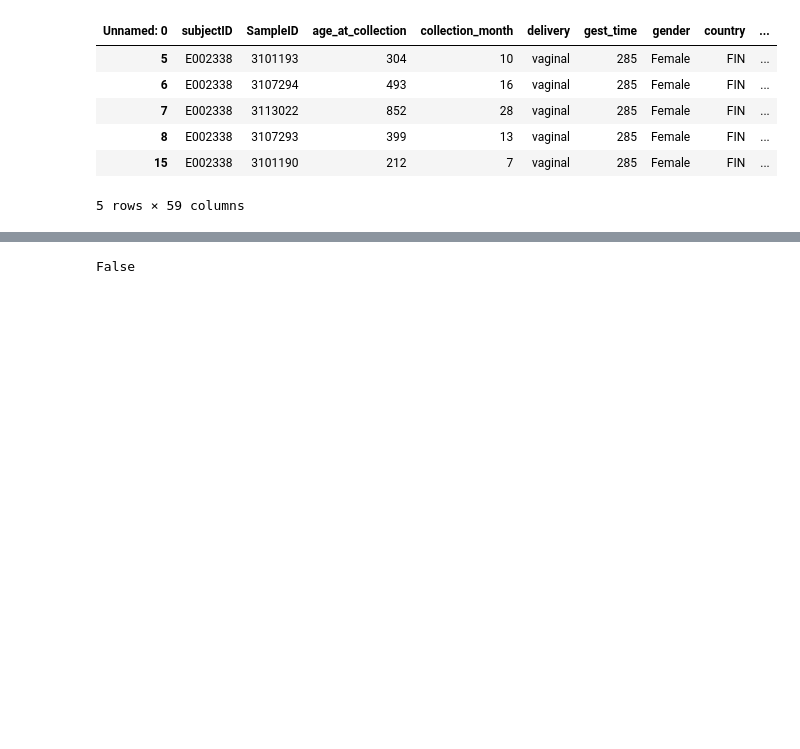
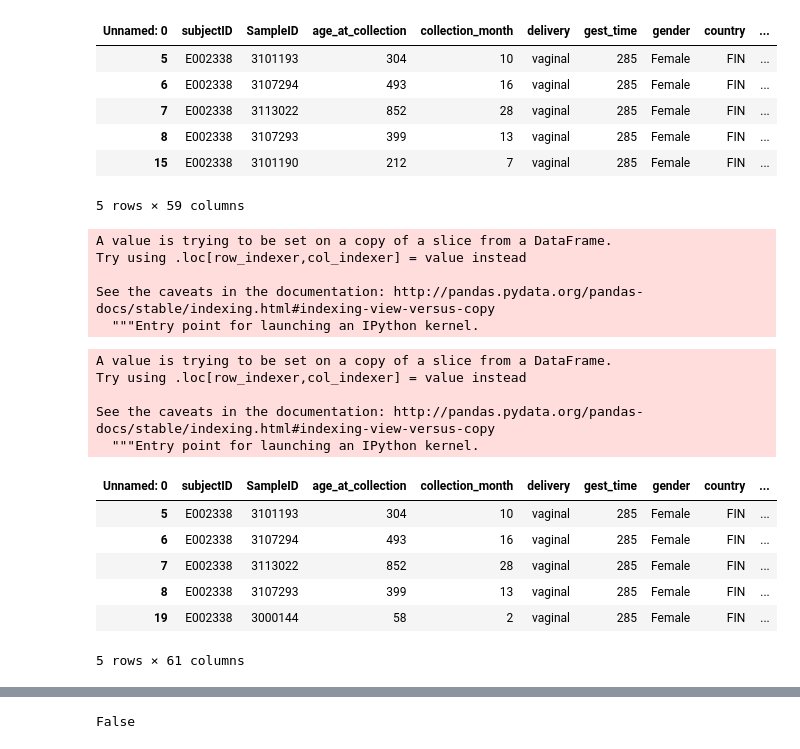
Before and after one commit to Klepac-Ceraj-Lab/thesis, a Jupyter notebook: paper-diabimmune-method-comparison/thesis_mgx_16S_comparison.ipynb, the cells around one changed output, grey strips where cells are left out. Saved outputs shown, nothing was run; the diff lists cells and outputs as text; code cells hidden in the pictures; blank space fills up the shorter version.

```diff
--- a/paper-diabimmune-method-comparison/thesis_mgx_16S_comparison.ipynb
+++ b/paper-diabimmune-method-comparison/thesis_mgx_16S_comparison.ipynb
@@ -418,3 +418,39 @@ metadata.head()
 | 8 | E002338 | 3107293 | 399 | 13 | vaginal | 285 | Female | FIN | ... |
 | 15 | E002338 | 3101190 | 212 | 7 | vaginal | 285 | Female | FIN | ... |
 5 rows × 59 columns
+# %%
+metadata_filtered = metadata[metadata['gid_wgs'].isin(samples_intersect)]
+# %%
+metadata_filtered["age_months"] = pd.to_numeric(metadata_filtered["age_at_collection"])/30
+# %% [output]
+A value is trying to be set on a copy of a slice from a DataFrame.
+Try using .loc[row_indexer,col_indexer] = value instead
+
+See the caveats in the documentation: http://pandas.pydata.org/pandas-docs/stable/indexing.html#indexing-view-versus-copy
+  """Entry point for launching an IPython kernel.
+# %%
+def apply_dev_stage(row):
+    if row < 15:
+        return "less than 15 months"
+    elif row <= 30:
+        return "15 to 30 months"
+    else:
+        return "older than 30 months"
+# %%
+metadata_filtered['dev_stage'] = metadata_filtered["age_months"].apply(apply_dev_stage)
+# %% [output]
+A value is trying to be set on a copy of a slice from a DataFrame.
+Try using .loc[row_indexer,col_indexer] = value instead
+
+See the caveats in the documentation: http://pandas.pydata.org/pandas-docs/stable/indexing.html#indexing-view-versus-copy
+  """Entry point for launching an IPython kernel.
+# %%
+metadata_filtered.head()
+# %% [output]
+| Unnamed: 0 | subjectID | SampleID | age_at_collection | collection_month | delivery | gest_time | gender | country | ... |
+| 5 | E002338 | 3101193 | 304 | 10 | vaginal | 285 | Female | FIN | ... |
+| 6 | E002338 | 3107294 | 493 | 16 | vaginal | 285 | Female | FIN | ... |
+| 7 | E002338 | 3113022 | 852 | 28 | vaginal | 285 | Female | FIN | ... |
+| 8 | E002338 | 3107293 | 399 | 13 | vaginal | 285 | Female | FIN | ... |
+| 19 | E002338 | 3000144 | 58 | 2 | vaginal | 285 | Female | FIN | ... |
+5 rows × 61 columns
```
Also changed, not shown: parts of 1 cell of this notebook, 6 other files.
